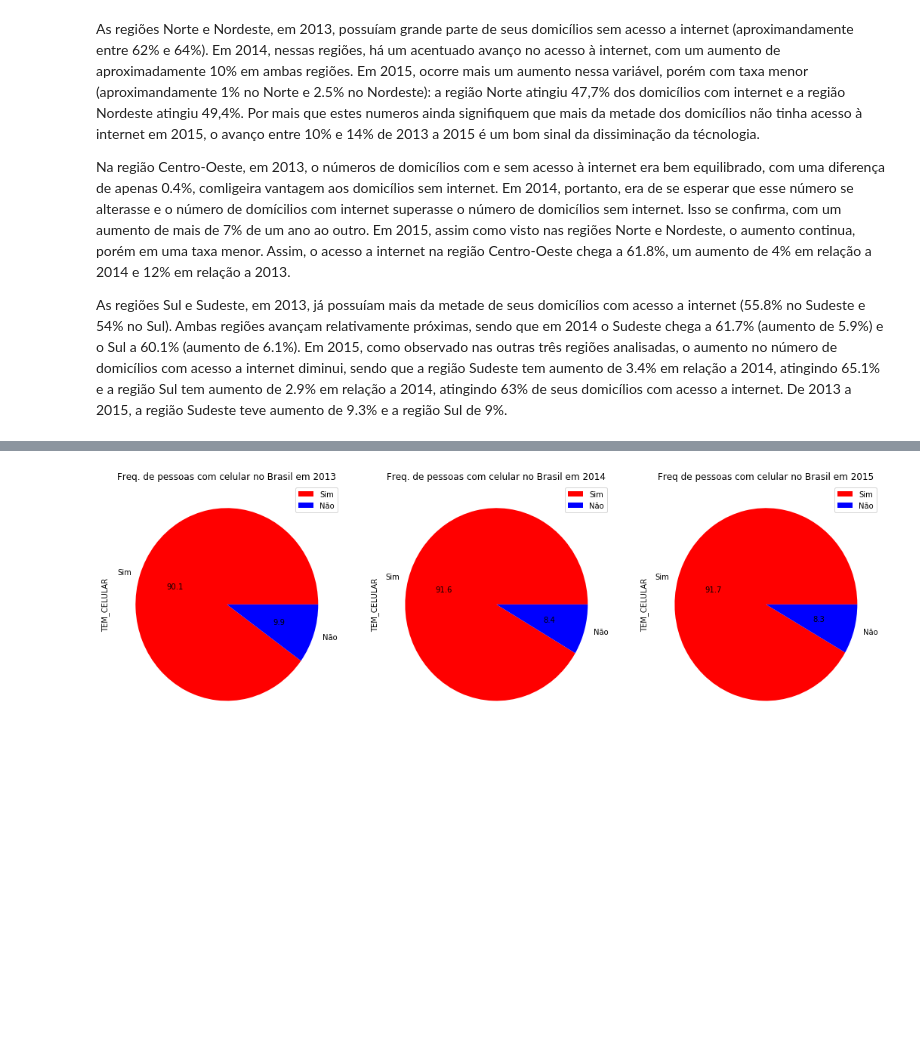
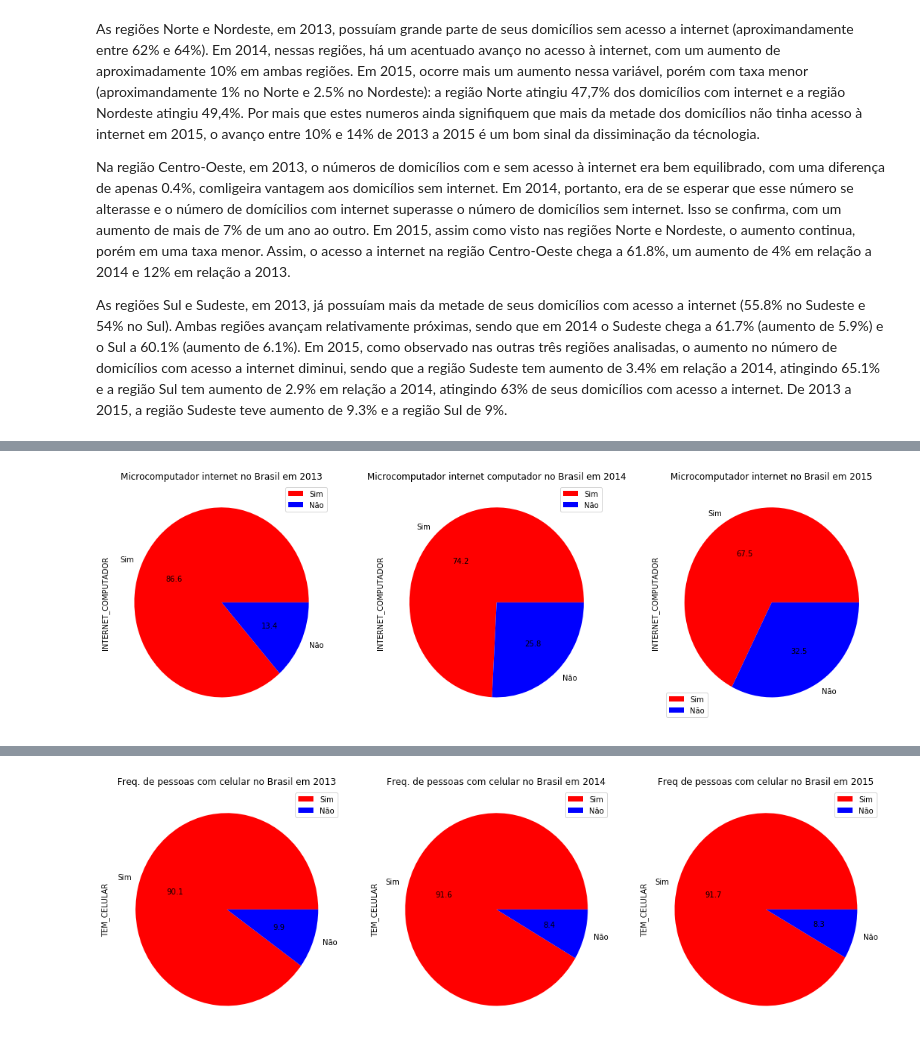
Before and after one commit to pilnikthomas/Ciencia_dos_Dados, a Jupyter notebook: Projeto1_ThomasPilnik.ipynb, the cells around one changed output, grey strips where cells are left out. Saved outputs shown, nothing was run; the diff lists cells and outputs as text; code cells hidden in the pictures; blank space fills up the shorter version.

```diff
--- a/Projeto1_ThomasPilnik.ipynb
+++ b/Projeto1_ThomasPilnik.ipynb
@@ -223,0 +250,19 @@ As regiões Sul e Sudeste, em 2013, já possuíam mais da metade de seus domicí
+# %%
+fig = plt.figure(figsize=(15, 5))
+
+plt.subplot(131)
+plot = pnad13_dataframe.INTERNET_COMPUTADOR.value_counts().plot(kind='pie', colors=('red', 'blue'), autopct="%0.1f",legend=True)
+plt.title("Microcomputador internet no Brasil em 2013")
+
+plt.subplot(132)
+plot = pnad14_dataframe.INTERNET_COMPUTADOR.value_counts().plot(kind='pie', colors=('red', 'blue'), autopct="%0.1f",legend=True)
+plt.title("Microcomputador internet computador no Brasil em 2014")
+
+plt.subplot(133)
+plot = pnad15_dataframe.INTERNET_COMPUTADOR.value_counts().plot(kind='pie', colors=('red', 'blue'), autopct="%0.1f",legend=True)
+plt.title("Microcomputador internet no Brasil em 2015")
+
+plt.tight_layout()
+plt.show()
+# %% [output]
+[figure, added]
```
Also changed, not shown: parts of 46 cells of this notebook.
